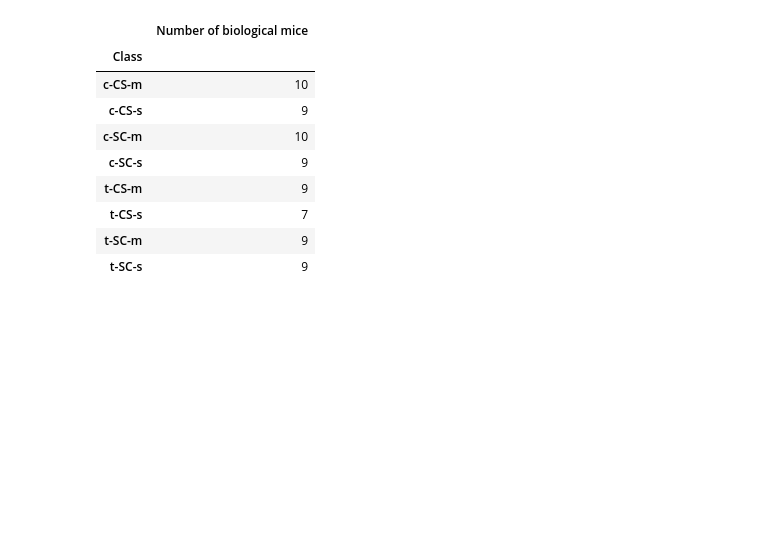
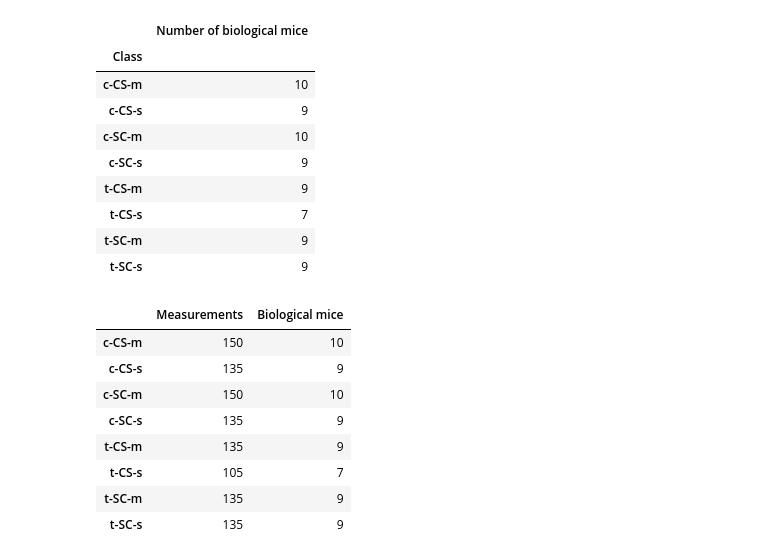
Before and after one commit to M00un/mouse-protein-ml, a Jupyter notebook: notebooks/01_data_audit.ipynb, the cells around one changed output. Drawn from its saved outputs; the diff is of its cells as text; code cells hidden in the pictures; blank space fills up the shorter version.

```diff
--- a/notebooks/01_data_audit.ipynb
+++ b/notebooks/01_data_audit.ipynb
@@ -448,3 +434,20 @@ display(
 | t-CS-s | 7 |
 | t-SC-m | 9 |
 | t-SC-s | 9 |
+# %%
+class_balance = pd.DataFrame({
+    "Measurements": class_measurement_counts,
+    "Biological mice": class_mouse_counts
+}).sort_index()
+
+display(class_balance)
+# %% [output]
+|  | Measurements | Biological mice |
+| c-CS-m | 150 | 10 |
+| c-CS-s | 135 | 9 |
+| c-SC-m | 150 | 10 |
+| c-SC-s | 135 | 9 |
+| t-CS-m | 135 | 9 |
+| t-CS-s | 105 | 7 |
+| t-SC-m | 135 | 9 |
+| t-SC-s | 135 | 9 |
```
Also changed, not shown: parts of 8 cells of this notebook.
